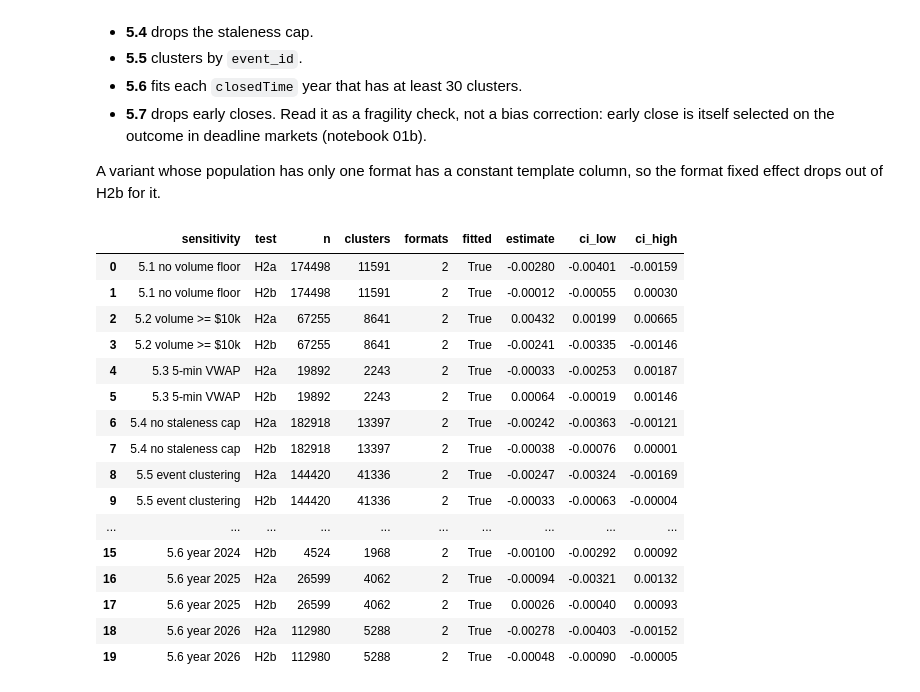
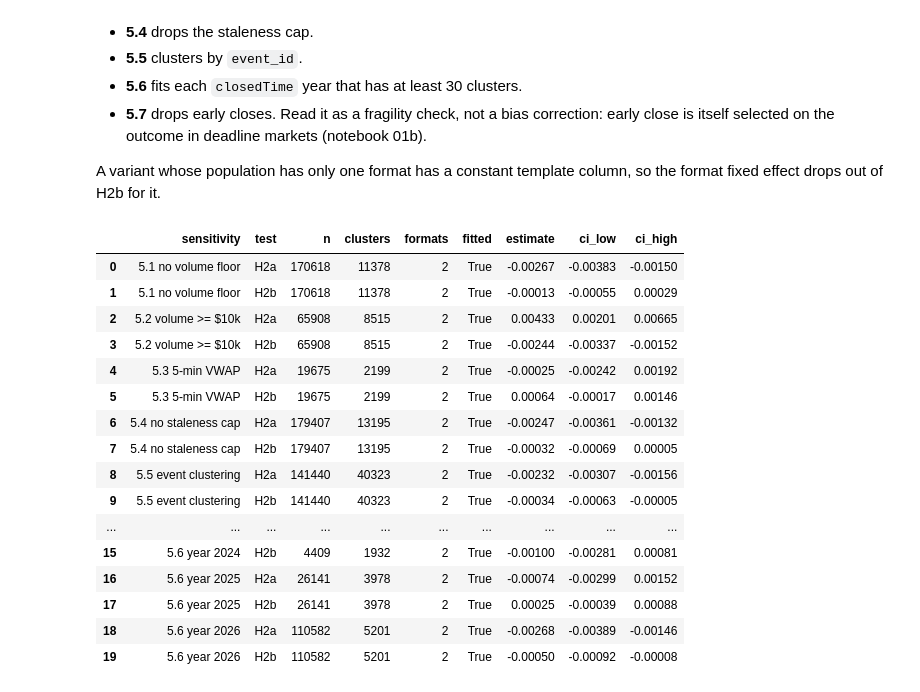
Before and after one commit to dayconnor/polymarket-analysis, a Jupyter notebook: notebooks/02_rq2_longshot.ipynb, the cells around one changed output. Drawn from its saved outputs; the diff is of its cells as text; code cells hidden in the pictures.

```diff
--- a/notebooks/02_rq2_longshot.ipynb
+++ b/notebooks/02_rq2_longshot.ipynb
@@ -49,8 +49,9 @@ frame = frame.merge(vwap, on=["market_id", "horizon"], how="left", validate="one
 def longshots(df, price_col="snap_price"):
     """Cheaper side (T6) when priced below LONGSHOT: token1 if p < 0.5, else token2 at 1 - p."""
     d = df[df[price_col].notna()].copy()
-    d["ls_is_token1"] = d[price_col] < 0.5
-    d["ls_price"] = np.where(d["ls_is_token1"], d[price_col], 1 - d[price_col])
+    p = np.round(d[price_col], 6)
+    d["ls_is_token1"] = p < 0.5
+    d["ls_price"] = np.where(d["ls_is_token1"], p, np.round(1 - p, 6))
     d["log_liq"] = np.log1p(d["liquidity_usd"])       # P3
     d["template"] = (d["format"] == "template").astype(float)
     if RUN_CONFIRMATORY:
@@ -124,7 +124,10 @@ def h2a_cluster_means(d, y):
 
 def h2b(d, y, cluster_col="cluster_id"):
     """P2: OLS of (y - price) on log liquidity + format FE, CR1 cluster SEs, z."""
-    X = np.column_stack([np.ones(len(d)), d["log_liq"].to_numpy(), d["template"].to_numpy()])
+    cols = [np.ones(len(d)), d["log_liq"].to_numpy()]
+    if d["template"].nunique() > 1:
+        cols.append(d["template"].to_numpy())
+    X = np.column_stack(cols)
     g = pd.factorize(d[cluster_col])[0]
     res = sm.OLS(y - d["ls_price"].to_numpy(), X).fit(cov_type="cluster", cov_kwds={"groups": g})
     b, se = res.params[1], res.bse[1]
@@ -300,47 +303,47 @@ if RUN_CONFIRMATORY:
     day = lambda df: df[df["horizon"] == PRIMARY_H]
     f = frame
     specs = {
         "5.1 no volume floor": (longshots(day(f[f["within_cap"]])), "cluster_id"),
         "5.2 volume >= $10k": (longshots(day(f[f["within_cap"] & (f["volume_usd"] >= 10_000)])), "cluster_id"),
         "5.3 5-min VWAP": (longshots(day(primary), "vwap_price"), "cluster_id"),
         "5.4 no staleness cap": (longshots(day(f[f["volume_usd"] >= 1000])), "cluster_id"),
         "5.5 event clustering": (ls1d, "event_id"),
-        "5.7 no early closes": (ls1d[~ls1d["early_close"].astype(bool)].reset_index(drop=True), "cluster_id"),
+        "5.7 no early closes": (ls1d[~ls1d["early_close"].fillna(False).astype(bool)].reset_index(drop=True), "cluster_id"),
     }
     for year in sorted(ls1d["close_year"].unique()):
         specs[f"5.6 year {year}"] = (ls1d[ls1d["close_year"] == year].reset_index(drop=True), "cluster_id")
     rows = []
     for name, (d, cc) in specs.items():
         G = d[cc].nunique()
         for fn, test in ((h2a, "H2a"), (h2b, "H2b")):
             base = {"sensitivity": name, "test": test, "n": len(d), "clusters": G,
                     "formats": d["format"].nunique()}
             if G < 30:
                 rows.append({**base, "fitted": False})
                 continue
             r = fn(d, d["won"].to_numpy(), cc)
             rows.append({**base, "fitted": True, "estimate": r["estimate"],
                          "ci_low": r["ci_low"], "ci_high": r["ci_high"]})
     sens = pd.DataFrame(rows)
     sens.to_csv(RESULTS / "rq2_sensitivities.csv", index=False)
     display(sens.round(5))
 else:
     print("sensitivities skipped (gate closed)")
 # %% [output]
 |  | sensitivity | test | n | clusters | formats | fitted | estimate | ci_low | ci_high |
-| 0 | 5.1 no volume floor | H2a | 174498 | 11591 | 2 | True | -0.00280 | -0.00401 | -0.00159 |
-| 1 | 5.1 no volume floor | H2b | 174498 | 11591 | 2 | True | -0.00012 | -0.00055 | 0.00030 |
-| 2 | 5.2 volume >= $10k | H2a | 67255 | 8641 | 2 | True | 0.00432 | 0.00199 | 0.00665 |
-| 3 | 5.2 volume >= $10k | H2b | 67255 | 8641 | 2 | True | -0.00241 | -0.00335 | -0.00146 |
-| 4 | 5.3 5-min VWAP | H2a | 19892 | 2243 | 2 | True | -0.00033 | -0.00253 | 0.00187 |
-| 5 | 5.3 5-min VWAP | H2b | 19892 | 2243 | 2 | True | 0.00064 | -0.00019 | 0.00146 |
-| 6 | 5.4 no staleness cap | H2a | 182918 | 13397 | 2 | True | -0.00242 | -0.00363 | -0.00121 |
-| 7 | 5.4 no staleness cap | H2b | 182918 | 13397 | 2 | True | -0.00038 | -0.00076 | 0.00001 |
-| 8 | 5.5 event clustering | H2a | 144420 | 41336 | 2 | True | -0.00247 | -0.00324 | -0.00169 |
-| 9 | 5.5 event clustering | H2b | 144420 | 41336 | 2 | True | -0.00033 | -0.00063 | -0.00004 |
+| 0 | 5.1 no volume floor | H2a | 170618 | 11378 | 2 | True | -0.00267 | -0.00383 | -0.00150 |
+| 1 | 5.1 no volume floor | H2b | 170618 | 11378 | 2 | True | -0.00013 | -0.00055 | 0.00029 |
+| 2 | 5.2 volume >= $10k | H2a | 65908 | 8515 | 2 | True | 0.00433 | 0.00201 | 0.00665 |
+| 3 | 5.2 volume >= $10k | H2b | 65908 | 8515 | 2 | True | -0.00244 | -0.00337 | -0.00152 |
+| 4 | 5.3 5-min VWAP | H2a | 19675 | 2199 | 2 | True | -0.00025 | -0.00242 | 0.00192 |
+| 5 | 5.3 5-min VWAP | H2b | 19675 | 2199 | 2 | True | 0.00064 | -0.00017 | 0.00146 |
+| 6 | 5.4 no staleness cap | H2a | 179407 | 13195 | 2 | True | -0.00247 | -0.00361 | -0.00132 |
+| 7 | 5.4 no staleness cap | H2b | 179407 | 13195 | 2 | True | -0.00032 | -0.00069 | 0.00005 |
+| 8 | 5.5 event clustering | H2a | 141440 | 40323 | 2 | True | -0.00232 | -0.00307 | -0.00156 |
+| 9 | 5.5 event clustering | H2b | 141440 | 40323 | 2 | True | -0.00034 | -0.00063 | -0.00005 |
 | ... | ... | ... | ... | ... | ... | ... | ... | ... | ... |
-| 15 | 5.6 year 2024 | H2b | 4524 | 1968 | 2 | True | -0.00100 | -0.00292 | 0.00092 |
-| 16 | 5.6 year 2025 | H2a | 26599 | 4062 | 2 | True | -0.00094 | -0.00321 | 0.00132 |
-| 17 | 5.6 year 2025 | H2b | 26599 | 4062 | 2 | True | 0.00026 | -0.00040 | 0.00093 |
-| 18 | 5.6 year 2026 | H2a | 112980 | 5288 | 2 | True | -0.00278 | -0.00403 | -0.00152 |
-| 19 | 5.6 year 2026 | H2b | 112980 | 5288 | 2 | True | -0.00048 | -0.00090 | -0.00005 |
+| 15 | 5.6 year 2024 | H2b | 4409 | 1932 | 2 | True | -0.00100 | -0.00281 | 0.00081 |
+| 16 | 5.6 year 2025 | H2a | 26141 | 3978 | 2 | True | -0.00074 | -0.00299 | 0.00152 |
+| 17 | 5.6 year 2025 | H2b | 26141 | 3978 | 2 | True | 0.00025 | -0.00039 | 0.00088 |
+| 18 | 5.6 year 2026 | H2a | 110582 | 5201 | 2 | True | -0.00268 | -0.00389 | -0.00146 |
+| 19 | 5.6 year 2026 | H2b | 110582 | 5201 | 2 | True | -0.00050 | -0.00092 | -0.00008 |
```
Also changed, not shown: parts of 5 cells of this notebook, 31 other files.
